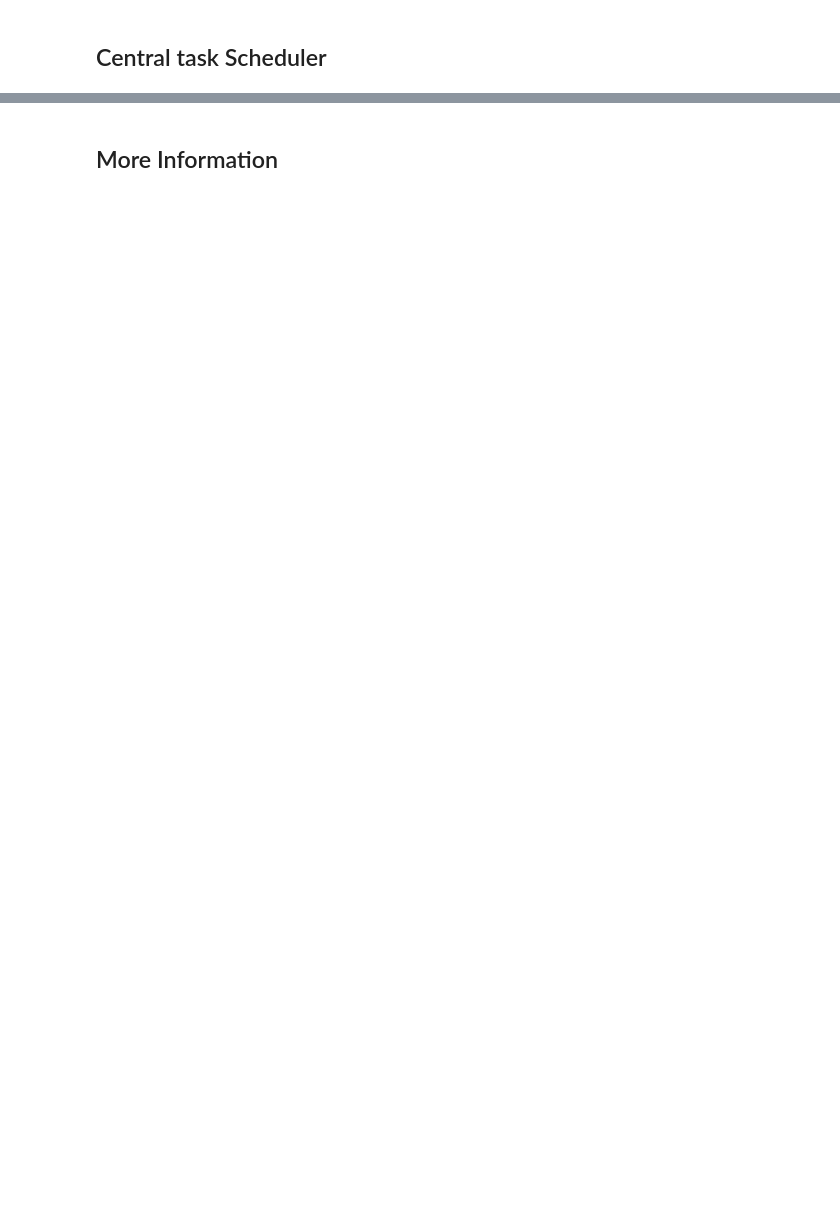
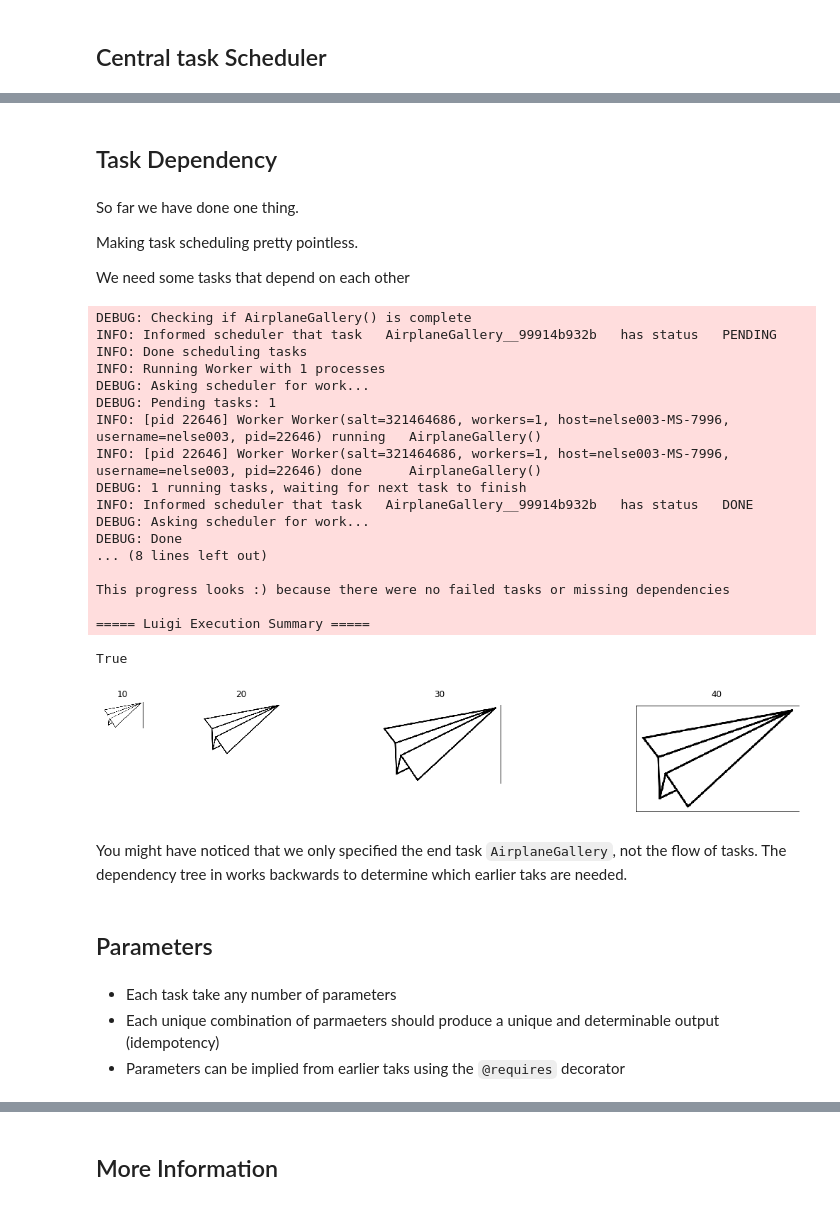
Before and after one commit to nelse003/luigi_tutorial, a Jupyter notebook: Luigi Tutorial.ipynb, the cells around one changed output, grey strips where cells are left out. Saved outputs shown, nothing was run; the diff lists cells and outputs as text; code cells hidden in the pictures; blank space fills up the shorter version.

```diff
--- a/Luigi Tutorial.ipynb
+++ b/Luigi Tutorial.ipynb
@@ -120,0 +122,8 @@ True
+# %% [markdown]
+## Task Dependency
+# %% [markdown]
+So far we have done one thing.
+
+Making task scheduling pretty pointless.
+
+We need some tasks that depend on each other
@@ -120,0 +179,35 @@ True
+# %%
+luigi.build(
+    [
+       AirplaneGallery(),
+            ],
+    local_scheduler=True
+)
+# %% [output]
+DEBUG: Checking if AirplaneGallery() is complete
+INFO: Informed scheduler that task   AirplaneGallery__99914b932b   has status   PENDING
+INFO: Done scheduling tasks
+INFO: Running Worker with 1 processes
+DEBUG: Asking scheduler for work...
+DEBUG: Pending tasks: 1
+INFO: [pid 22646] Worker Worker(salt=321464686, workers=1, host=nelse003-MS-7996, username=nelse003, pid=22646) running   AirplaneGallery()
+INFO: [pid 22646] Worker Worker(salt=321464686, workers=1, host=nelse003-MS-7996, username=nelse003, pid=22646) done      AirplaneGallery()
+DEBUG: 1 running tasks, waiting for next task to finish
+INFO: Informed scheduler that task   AirplaneGallery__99914b932b   has status   DONE
+DEBUG: Asking scheduler for work...
+DEBUG: Done
+... (8 lines left out)
+
+This progress looks :) because there were no failed tasks or missing dependencies
+
+===== Luigi Execution Summary =====
+True
+[figure, added]
+# %% [markdown]
+You might have noticed that we only specified the end task `AirplaneGallery`, not the flow of tasks. The dependency tree in works backwards to determine which earlier taks are needed.
+# %% [markdown]
+## Parameters
+# %% [markdown]
+* Each task take any number of parameters
+* Each unique combination of parmaeters should produce a unique and determinable output (idempotency)
+* Parameters can be implied from earlier taks using the `@requires` decorator
```
Also changed, not shown: parts of 16 cells of this notebook, 1 other file.
